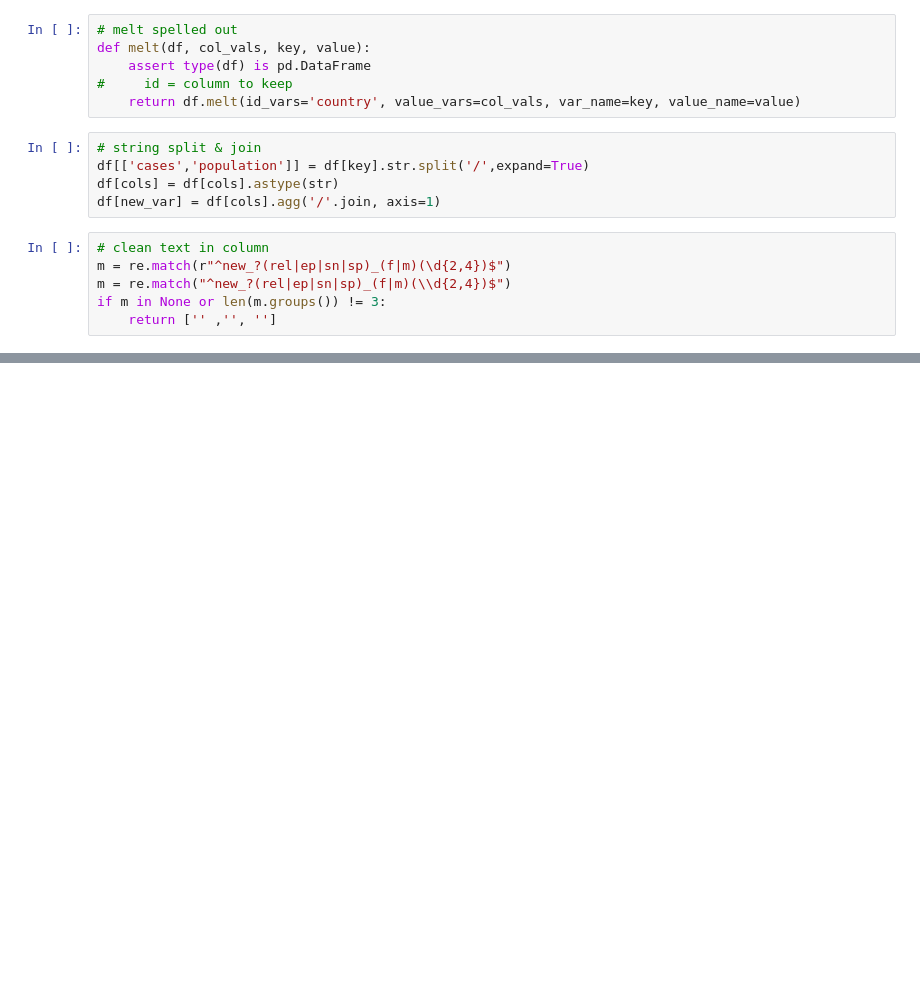
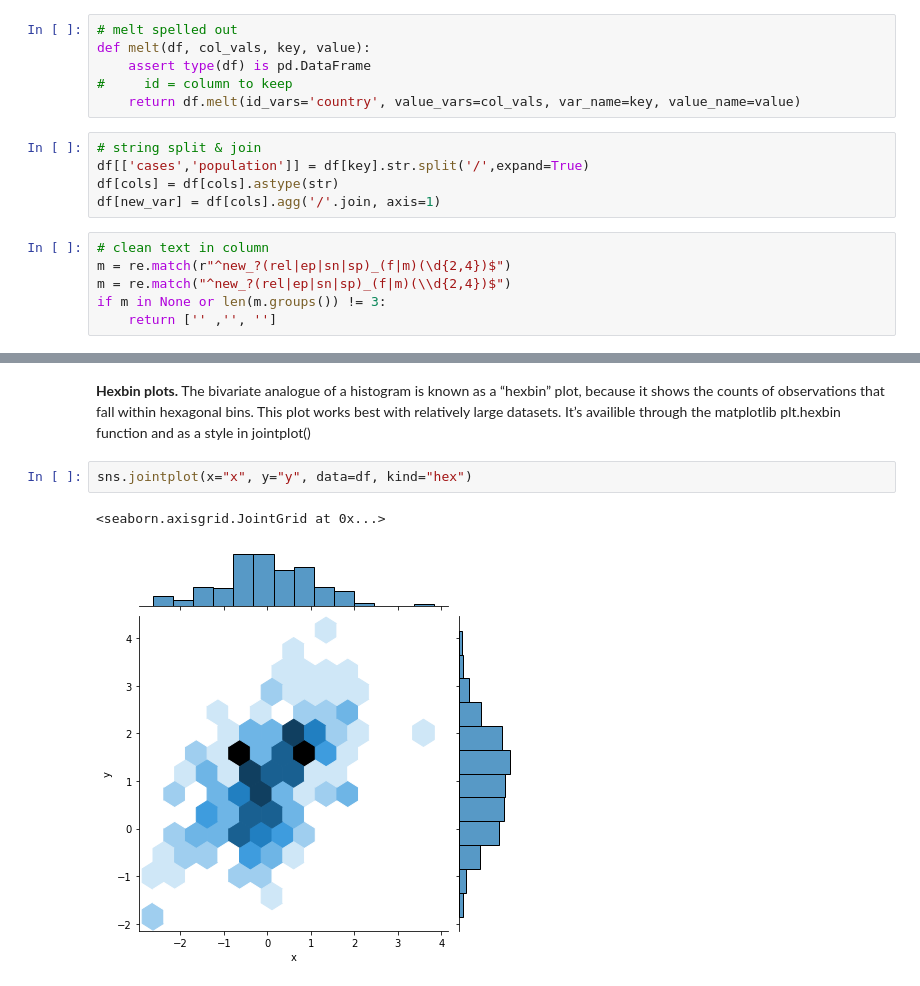
Before and after one commit to AaronRoethe/python_bytes, a Jupyter notebook: omsa.ipynb, the cells around one changed output, grey strips where cells are left out. Drawn from its saved outputs; the diff is of its cells as text; blank space fills up the shorter version.

```diff
--- a/omsa.ipynb
+++ b/omsa.ipynb
@@ -350,0 +379,7 @@ if m in None or len(m.groups()) != 3:
+# %% [markdown]
+**Hexbin plots.** The bivariate analogue of a histogram is known as a “hexbin” plot, because it shows the counts of observations that fall within hexagonal bins. This plot works best with relatively large datasets. It’s availible through the matplotlib plt.hexbin function and as a style in jointplot()
+# %%
+sns.jointplot(x="x", y="y", data=df, kind="hex")
+# %% [output]
+<seaborn.axisgrid.JointGrid at 0x...>
+[figure, added]
```
Also changed, not shown: parts of 13 cells of this notebook.
